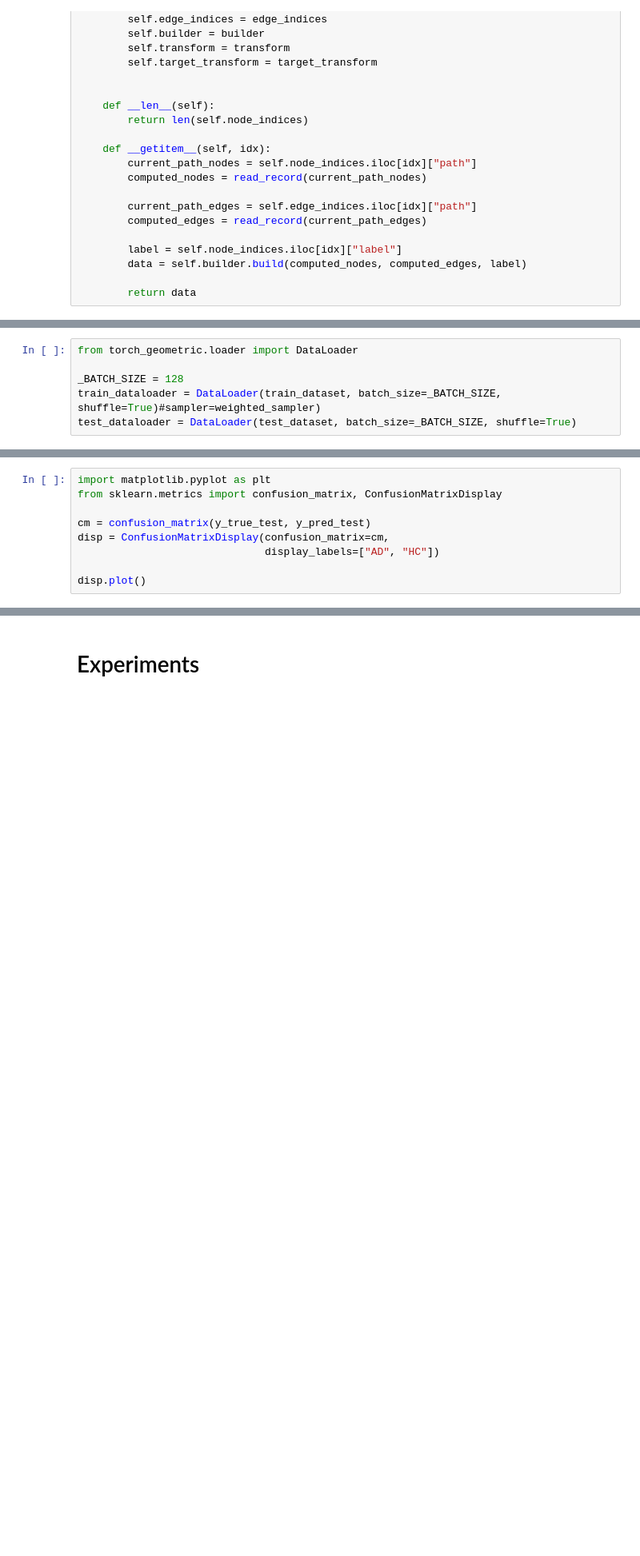
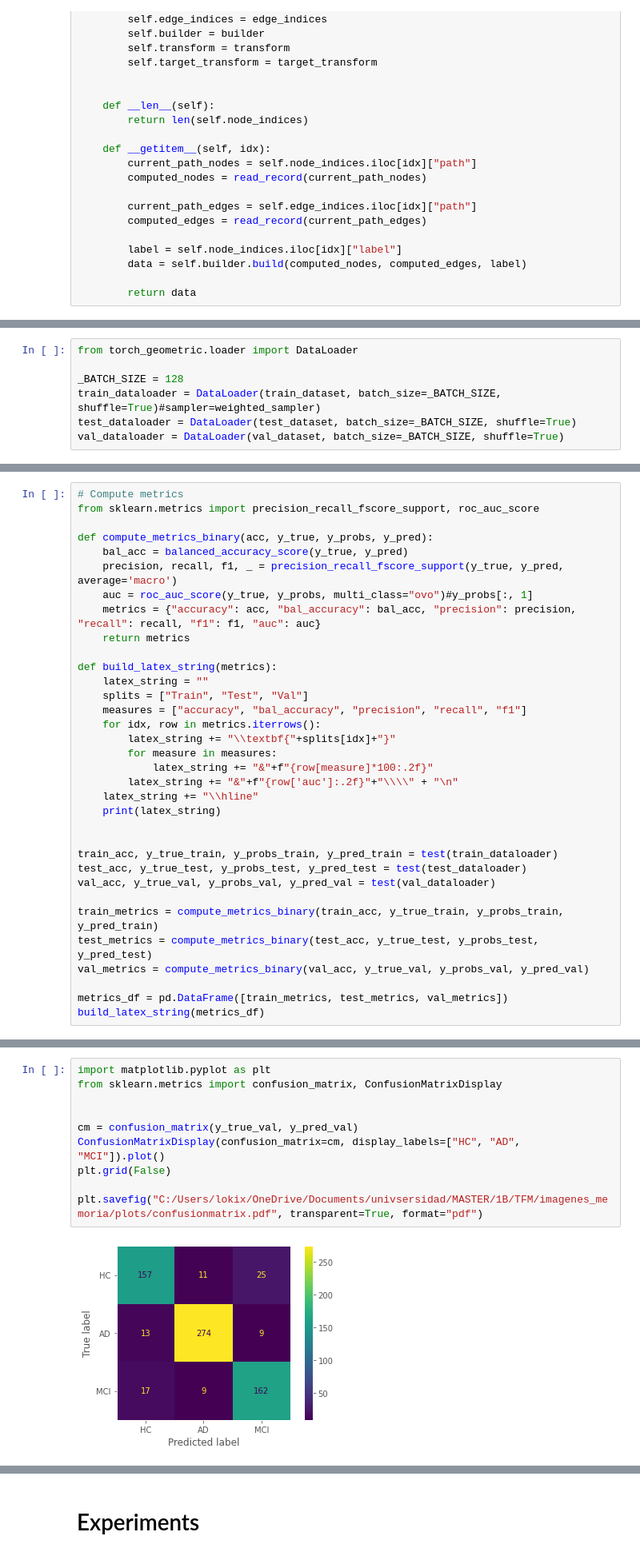
Before and after one commit to Lokixin/TFM_GNN, a Jupyter notebook: main.ipynb, the cells around one changed output, grey strips where cells are left out. Shown at 80% size. Cells and saved outputs as stored; diff of their text form; blank space fills up the shorter version.

```diff
--- a/main.ipynb
+++ b/main.ipynb
@@ -101,6 +116,7 @@ from torch_geometric.loader import DataLoader
 _BATCH_SIZE = 128
 train_dataloader = DataLoader(train_dataset, batch_size=_BATCH_SIZE, shuffle=True)#sampler=weighted_sampler)
 test_dataloader = DataLoader(test_dataset, batch_size=_BATCH_SIZE, shuffle=True)
+val_dataloader = DataLoader(val_dataset, batch_size=_BATCH_SIZE, shuffle=True)
 # %%
 def check_data():
     for data in train_dataloader:
@@ -255,0 +322,34 @@ Epoch: 002, Train Acc: 0.7238, Test Acc: 0.7176
+# %%
+# Compute metrics
+from sklearn.metrics import precision_recall_fscore_support, roc_auc_score
+
+def compute_metrics_binary(acc, y_true, y_probs, y_pred):
+    bal_acc = balanced_accuracy_score(y_true, y_pred)
+    precision, recall, f1, _ = precision_recall_fscore_support(y_true, y_pred, average='macro')
+    auc = roc_auc_score(y_true, y_probs, multi_class="ovo")#y_probs[:, 1]
+    metrics = {"accuracy": acc, "bal_accuracy": bal_acc, "precision": precision, "recall": recall, "f1": f1, "auc": auc}
+    return metrics
+
+def build_latex_string(metrics):
+    latex_string = ""
+    splits = ["Train", "Test", "Val"]
+    measures = ["accuracy", "bal_accuracy", "precision", "recall", "f1"]
+    for idx, row in metrics.iterrows():
+        latex_string += "\\textbf{"+splits[idx]+"}"
+        for measure in measures:
+            latex_string += "&"+f"{row[measure]*100:.2f}"
+        latex_string += "&"+f"{row['auc']:.2f}"+"\\\\" + "\n"
+    latex_string += "\\hline"
+    print(latex_string)
+
+
+train_acc, y_true_train, y_probs_train, y_pred_train = test(train_dataloader)
+test_acc, y_true_test, y_probs_test, y_pred_test = test(test_dataloader)
+val_acc, y_true_val, y_probs_val, y_pred_val = test(val_dataloader)
+
+train_metrics = compute_metrics_binary(train_acc, y_true_train, y_probs_train, y_pred_train)
+test_metrics = compute_metrics_binary(test_acc, y_true_test, y_probs_test, y_pred_test)
+val_metrics = compute_metrics_binary(val_acc, y_true_val, y_probs_val, y_pred_val)
+
+metrics_df = pd.DataFrame([train_metrics, test_metrics, val_metrics])
+build_latex_string(metrics_df)
@@ -256,9 +368,12 @@ Epoch: 002, Train Acc: 0.7238, Test Acc: 0.7176
 # %%
 import matplotlib.pyplot as plt
 from sklearn.metrics import confusion_matrix, ConfusionMatrixDisplay
 
-cm = confusion_matrix(y_true_test, y_pred_test)
-disp = ConfusionMatrixDisplay(confusion_matrix=cm,
-                              display_labels=["AD", "HC"])
 
-disp.plot()
+cm = confusion_matrix(y_true_val, y_pred_val)
+ConfusionMatrixDisplay(confusion_matrix=cm, display_labels=["HC", "AD", "MCI"]).plot()
+plt.grid(False)
+
+plt.savefig("C:/Users/lokix/OneDrive/Documents/univsersidad/MASTER/1B/TFM/imagenes_memoria/plots/confusionmatrix.pdf", transparent=True, format="pdf")
+# %% [output]
+[figure, added]
```
Also changed, not shown: parts of 19 cells of this notebook, 43 other files.
